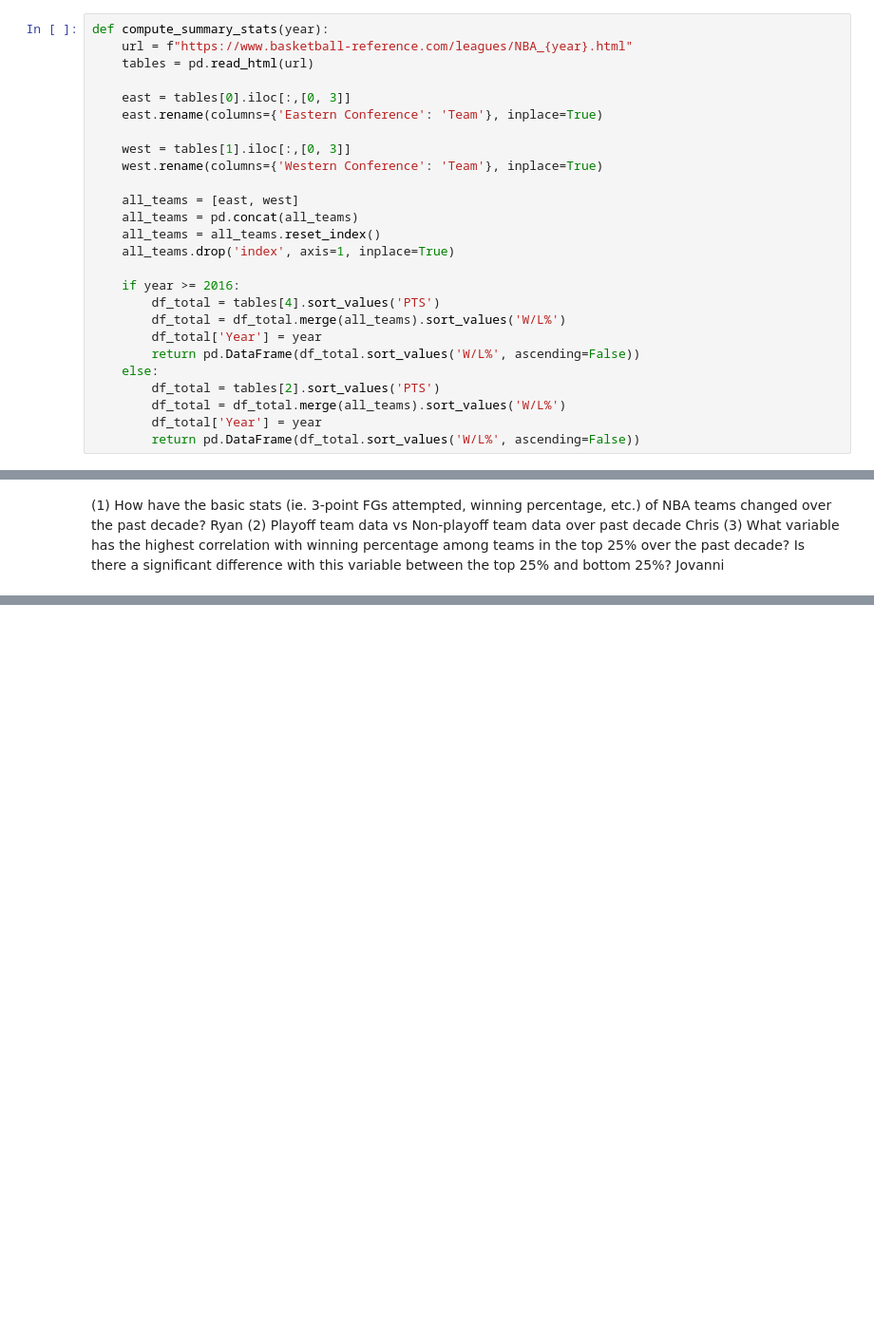
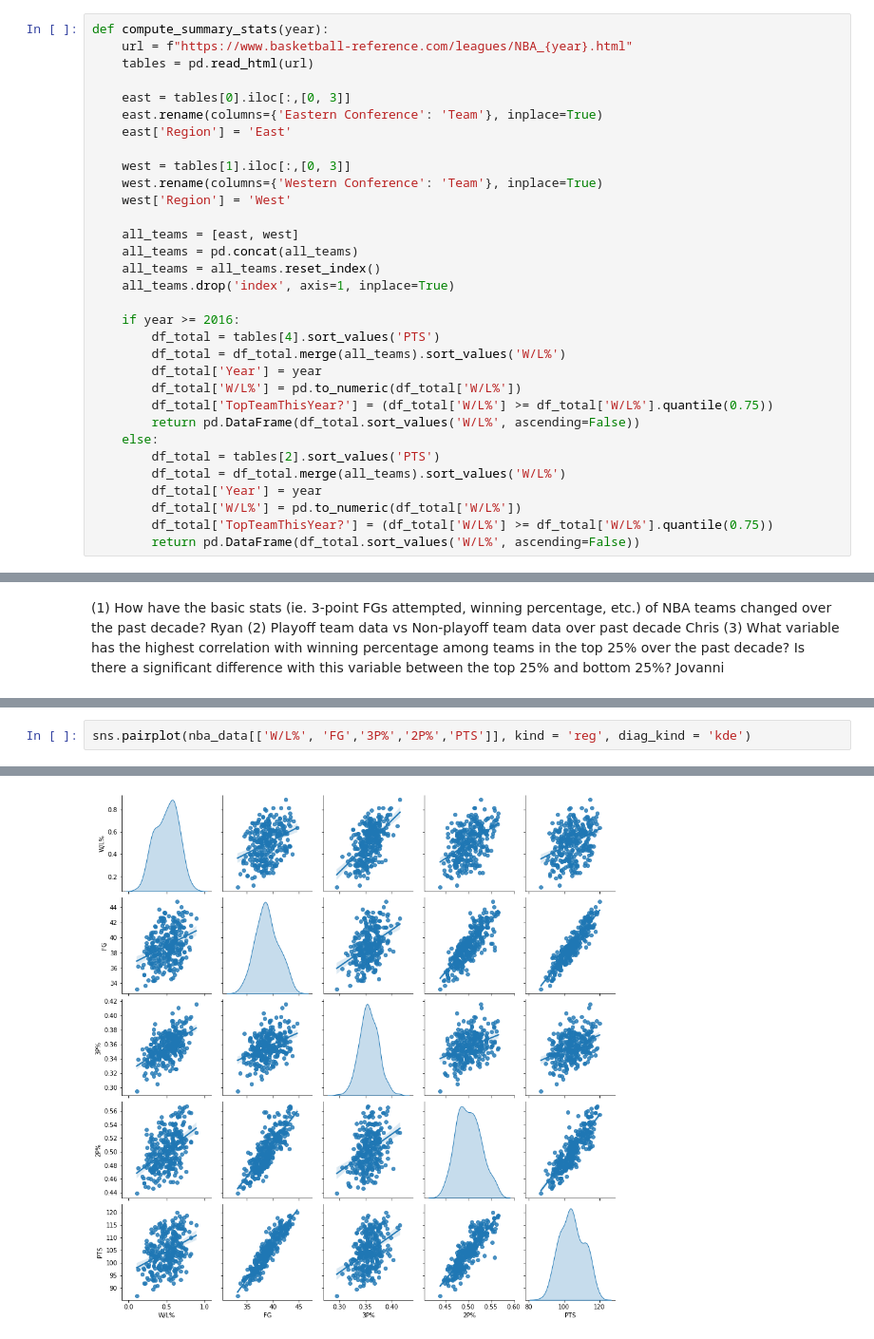
Before and after one commit to cs2027/stat-303-1-project, a Jupyter notebook: final-project.ipynb, the cells around one changed output, grey strips where cells are left out. Shown at 95% size. Drawn from its saved outputs; the diff is of its cells as text; blank space fills up the shorter version.

```diff
--- a/final-project.ipynb
+++ b/final-project.ipynb
@@ -15,9 +15,11 @@ def compute_summary_stats(year):
 
     east = tables[0].iloc[:,[0, 3]]
     east.rename(columns={'Eastern Conference': 'Team'}, inplace=True)
+    east['Region'] = 'East'
 
     west = tables[1].iloc[:,[0, 3]]
     west.rename(columns={'Western Conference': 'Team'}, inplace=True)
+    west['Region'] = 'West'
 
     all_teams = [east, west]
     all_teams = pd.concat(all_teams)
@@ -28,9 +30,13 @@ def compute_summary_stats(year):
         df_total = tables[4].sort_values('PTS')
         df_total = df_total.merge(all_teams).sort_values('W/L%')
         df_total['Year'] = year
+        df_total['W/L%'] = pd.to_numeric(df_total['W/L%'])
+        df_total['TopTeamThisYear?'] = (df_total['W/L%'] >= df_total['W/L%'].quantile(0.75))
         return pd.DataFrame(df_total.sort_values('W/L%', ascending=False))
     else:
         df_total = tables[2].sort_values('PTS')
         df_total = df_total.merge(all_teams).sort_values('W/L%')
         df_total['Year'] = year
+        df_total['W/L%'] = pd.to_numeric(df_total['W/L%'])
+        df_total['TopTeamThisYear?'] = (df_total['W/L%'] >= df_total['W/L%'].quantile(0.75))
         return pd.DataFrame(df_total.sort_values('W/L%', ascending=False))
@@ -89,0 +133,3 @@ Jovanni
+# %%
+sns.pairplot(nba_data[['W/L%', 'FG','3P%','2P%','PTS']], kind = 'reg', diag_kind = 'kde')
+# %% [output]
@@ -89,0 +137 @@ Jovanni
+[figure, added]
```
Also changed, not shown: parts of 21 cells of this notebook.
